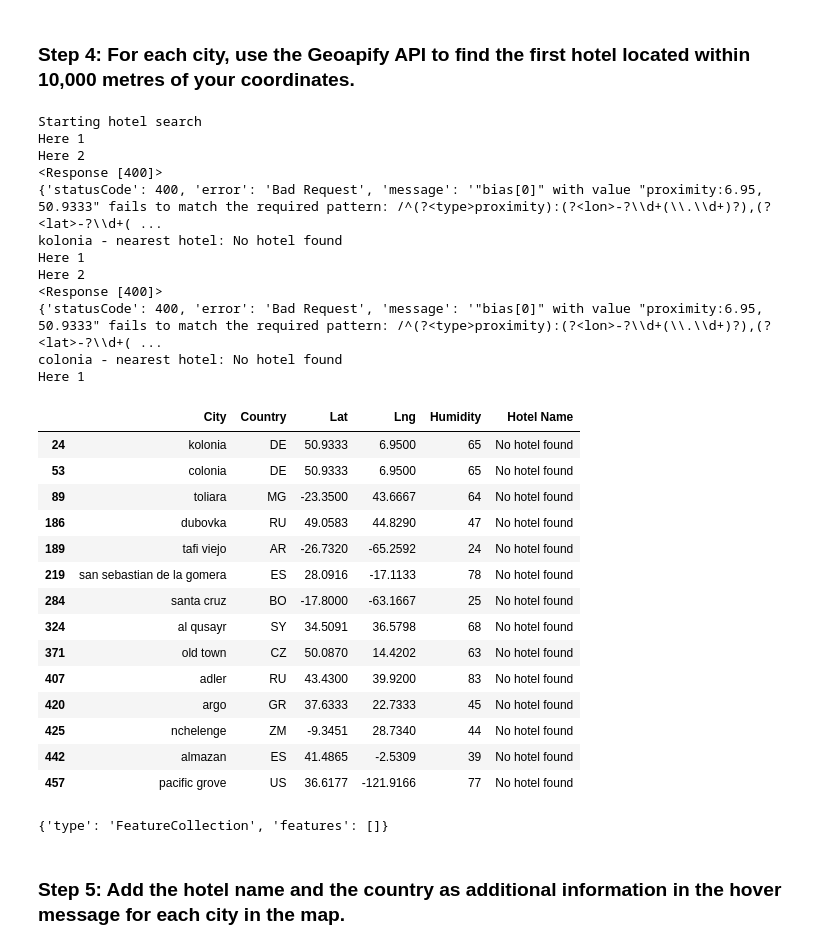
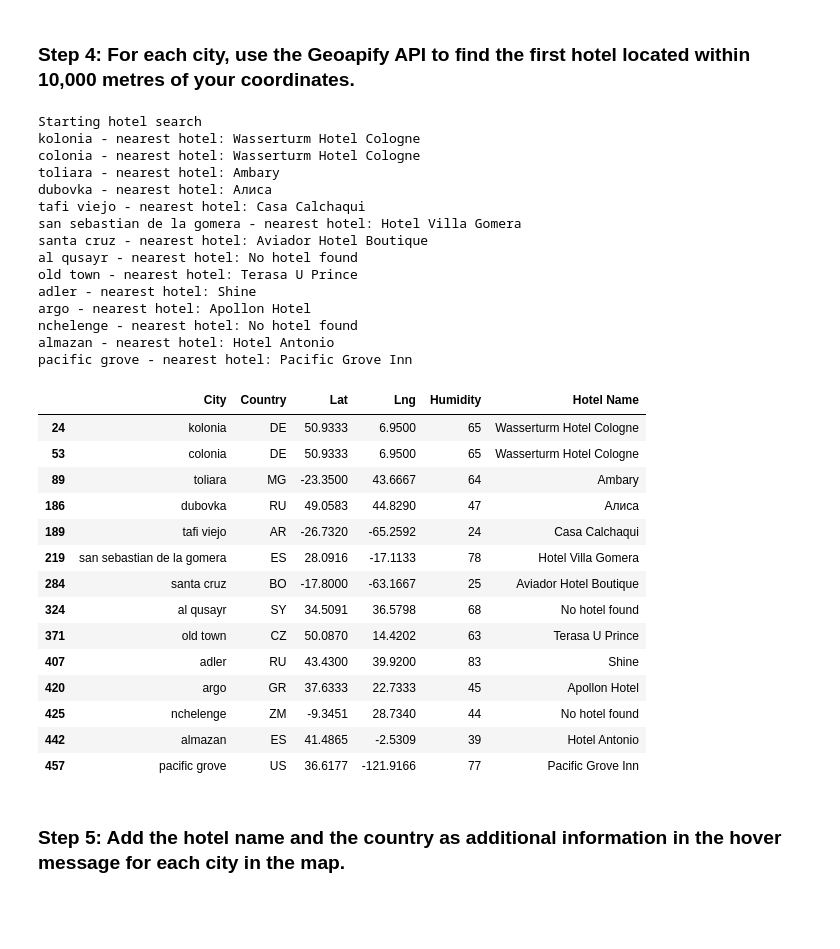
Before and after one commit to jananaum7/python-api-challenge, a Jupyter notebook: WeatherPy/VacationPy.ipynb, the cells around one changed output. Cells and saved outputs as stored; diff of their text form; code cells hidden in the pictures; blank space fills up the shorter version.

```diff
--- a/WeatherPy/VacationPy.ipynb
+++ b/WeatherPy/VacationPy.ipynb
@@ -146,10 +146,6 @@ print("Starting hotel search")
 tracker = 0
 # Iterate through the hotel_df DataFrame
 for index, row in hotel_df.iterrows():
-    print("Here 1")
-    tracker+=1
-    if tracker > 2:
-        break
     # get latitude, longitude from the DataFrame
     latitude = row["Lat"]
     longitude= row["Lng"]
@@ -158,80 +154,63 @@ for index, row in hotel_df.iterrows():
     # print('lon', longitude)
 
 
     # Add the current city's latitude and longitude to the params dictionary
     params["filter"] = f'circle:{longitude},{latitude},{radius}'
     # print(params)
     params["bias"] = f'proximity:{longitude},{latitude}'
 
     # Set base URL
     base_url = "https://api.geoapify.com/v2/places"
-    print('Here 2')
+
     # Make and API request using the params dictionary
     name_address = requests.get(base_url, params=params)
-    print(name_address)
+
 
     # Convert the API response to JSON format
     name_address = name_address.json()
-    # print(name_address)
-    print(name_address)
+
     # Grab the first hotel from the results and store the name in the hotel_df DataFrame
     try:
         hotel_df.loc[index, "Hotel Name"] = name_address["features"][0]["properties"]["name"]
     except (KeyError, IndexError):
         # If no hotel is found, set the hotel name as "No hotel found".
         hotel_df.loc[index, "Hotel Name"] = "No hotel found"
 
     # Log the search results
     print(f"{hotel_df.loc[index, 'City']} - nearest hotel: {hotel_df.loc[index, 'Hotel Name']}")
 
 # Display sample data
 hotel_df
 # %% [output]
 Starting hotel search
-Here 1
-Here 2
-<Response [400]>
-{'statusCode': 400, 'error': 'Bad Request', 'message': '"bias[0]" with value "proximity:6.95, 50.9333" fails to match the required pattern: /^(?<type>proximity):(?<lon>-?\\d+(\\.\\d+)?),(?<lat>-?\\d+( ...
-kolonia - nearest hotel: No hotel found
-Here 1
-Here 2
-<Response [400]>
-{'statusCode': 400, 'error': 'Bad Request', 'message': '"bias[0]" with value "proximity:6.95, 50.9333" fails to match the required pattern: /^(?<type>proximity):(?<lon>-?\\d+(\\.\\d+)?),(?<lat>-?\\d+( ...
-colonia - nearest hotel: No hotel found
-Here 1
+kolonia - nearest hotel: Wasserturm Hotel Cologne
+colonia - nearest hotel: Wasserturm Hotel Cologne
+toliara - nearest hotel: Ambary
+dubovka - nearest hotel: Алиса
+tafi viejo - nearest hotel: Casa Calchaqui
+san sebastian de la gomera - nearest hotel: Hotel Villa Gomera
+santa cruz - nearest hotel: Aviador Hotel Boutique
+al qusayr - nearest hotel: No hotel found
+old town - nearest hotel: Terasa U Prince
+adler - nearest hotel: Shine
+argo - nearest hotel: Apollon Hotel
+nchelenge - nearest hotel: No hotel found
+almazan - nearest hotel: Hotel Antonio
+pacific grove - nearest hotel: Pacific Grove Inn
 |  | City | Country | Lat | Lng | Humidity | Hotel Name |
-| 24 | kolonia | DE | 50.9333 | 6.9500 | 65 | No hotel found |
-| 53 | colonia | DE | 50.9333 | 6.9500 | 65 | No hotel found |
-| 89 | toliara | MG | -23.3500 | 43.6667 | 64 | No hotel found |
-| 186 | dubovka | RU | 49.0583 | 44.8290 | 47 | No hotel found |
-| 189 | tafi viejo | AR | -26.7320 | -65.2592 | 24 | No hotel found |
-| 219 | san sebastian de la gomera | ES | 28.0916 | -17.1133 | 78 | No hotel found |
-| 284 | santa cruz | BO | -17.8000 | -63.1667 | 25 | No hotel found |
+| 24 | kolonia | DE | 50.9333 | 6.9500 | 65 | Wasserturm Hotel Cologne |
+| 53 | colonia | DE | 50.9333 | 6.9500 | 65 | Wasserturm Hotel Cologne |
+| 89 | toliara | MG | -23.3500 | 43.6667 | 64 | Ambary |
+| 186 | dubovka | RU | 49.0583 | 44.8290 | 47 | Алиса |
+| 189 | tafi viejo | AR | -26.7320 | -65.2592 | 24 | Casa Calchaqui |
+| 219 | san sebastian de la gomera | ES | 28.0916 | -17.1133 | 78 | Hotel Villa Gomera |
+| 284 | santa cruz | BO | -17.8000 | -63.1667 | 25 | Aviador Hotel Boutique |
 | 324 | al qusayr | SY | 34.5091 | 36.5798 | 68 | No hotel found |
-| 371 | old town | CZ | 50.0870 | 14.4202 | 63 | No hotel found |
-| 407 | adler | RU | 43.4300 | 39.9200 | 83 | No hotel found |
-| 420 | argo | GR | 37.6333 | 22.7333 | 45 | No hotel found |
+| 371 | old town | CZ | 50.0870 | 14.4202 | 63 | Terasa U Prince |
+| 407 | adler | RU | 43.4300 | 39.9200 | 83 | Shine |
+| 420 | argo | GR | 37.6333 | 22.7333 | 45 | Apollon Hotel |
 | 425 | nchelenge | ZM | -9.3451 | 28.7340 | 44 | No hotel found |
-| 442 | almazan | ES | 41.4865 | -2.5309 | 39 | No hotel found |
-| 457 | pacific grove | US | 36.6177 | -121.9166 | 77 | No hotel found |
+| 442 | almazan | ES | 41.4865 | -2.5309 | 39 | Hotel Antonio |
+| 457 | pacific grove | US | 36.6177 | -121.9166 | 77 | Pacific Grove Inn |
-# %%
-api_key = '1257bdecfb3140feaf1b2ab810f4fa8d'
-longitude = -87.770231    # Replace with the actual longitude
-latitude = 41.878968      # Replace with the actual latitude
-radius = 5000             # Radius in meters
-categories = 'accommodation.hotel'
-params = {
-    'categories': categories,
-    'filter': f'circle:{longitude},{latitude},{radius}',
-    'limit': 20,  # Limit the number of results
-    'apiKey': api_key
-}
-base_url = "https://api.geoapify.com/v2/places"
-response = requests.get(base_url, params=params)
-data = response.json()
-
-data
-# %% [output]
-{'type': 'FeatureCollection', 'features': []}
 # %% [markdown]
 ### Step 5: Add the hotel name and the country as additional information in the hover message for each city in the map.
```
Also changed, not shown: parts of 2 cells of this notebook.
